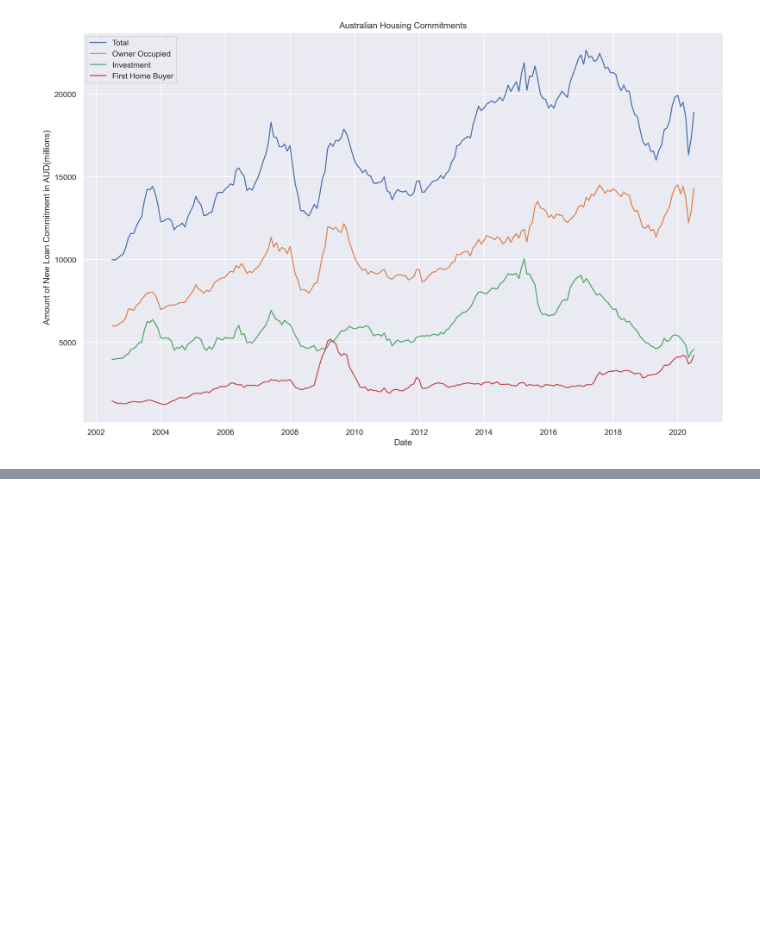
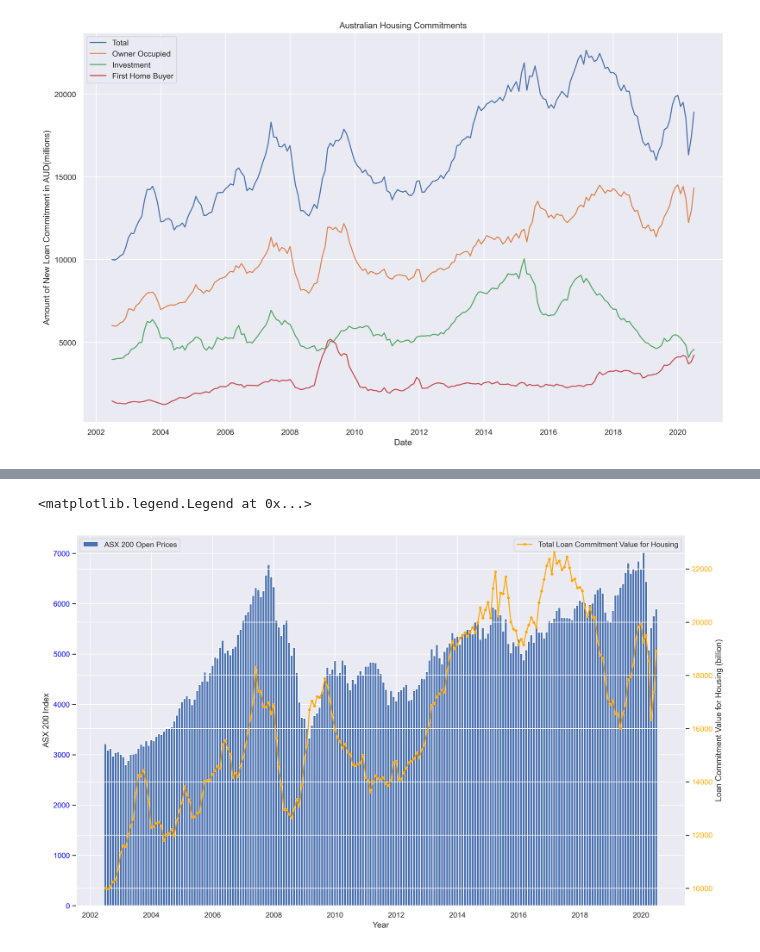
Before and after one commit to MDSI-AUG-2020-DSP/ASX, a Jupyter notebook: Housing_GDP.ipynb, the cells around one changed output, grey strips where cells are left out. Cells and saved outputs as stored; diff of their text form; code cells hidden in the pictures; blank space fills up the shorter version.

```diff
--- a/Housing_GDP.ipynb
+++ b/Housing_GDP.ipynb
@@ -378,0 +490,9 @@ plt.show()
+# %%
+# Filter 'asx200_month' dataset with the same time period as 'house_commitment' dataset
+start_date = "2002-07-01"
+end_date = "2020-07-01"
+after_start_date = asx200_month["date"] >= start_date
+before_end_date = asx200_month["date"] <= end_date
+between_two_dates = after_start_date & before_end_date
+filtered_dates_house = asx200_month.loc[between_two_dates]
+filtered_dates_house.head()
@@ -378,0 +506,26 @@ plt.show()
+# %%
+# Visualisation of Annual Per Capita GDP and Total New Loan Commitment Value for Housing
+total = house_commitment['Total Commitment Value of Properties Purchased'].tolist()
+asx200 = filtered_dates_house['open'].tolist()
+month = house_commitment['Date'].tolist()
+month_2 = filtered_dates_house['date'].tolist()
+
+fig = plt.figure(figsize = (16,10), dpi = 300)
+
+axes1 = fig.add_subplot(111)
+axes1.set_xlabel('Year')
+axes1.set_ylabel('ASX 200 Index')
+lns1 = axes1.bar(month_2, asx200, width=30, align = 'center', label = 'ASX 200 Open Prices')
+axes1.legend(loc = "upper left")
+
+axes2 = axes1.twinx()
+
+color = 'tab:orange'
+axes2.set_ylabel('Loan Commitment Value for Housing (billion)')
+lns2 = axes2.plot(month, total, marker = ".", color = "orange", label = "Total Loan Commitment Value for Housing")
+axes1.tick_params(axis='y', labelcolor="blue")
+axes2.tick_params(axis='y', labelcolor="orange")
+axes2.legend(loc = "upper right")
+# %% [output]
+<matplotlib.legend.Legend at 0x...>
+[figure, added]
```
Also changed, not shown: parts of 14 cells of this notebook, 2 other files.
